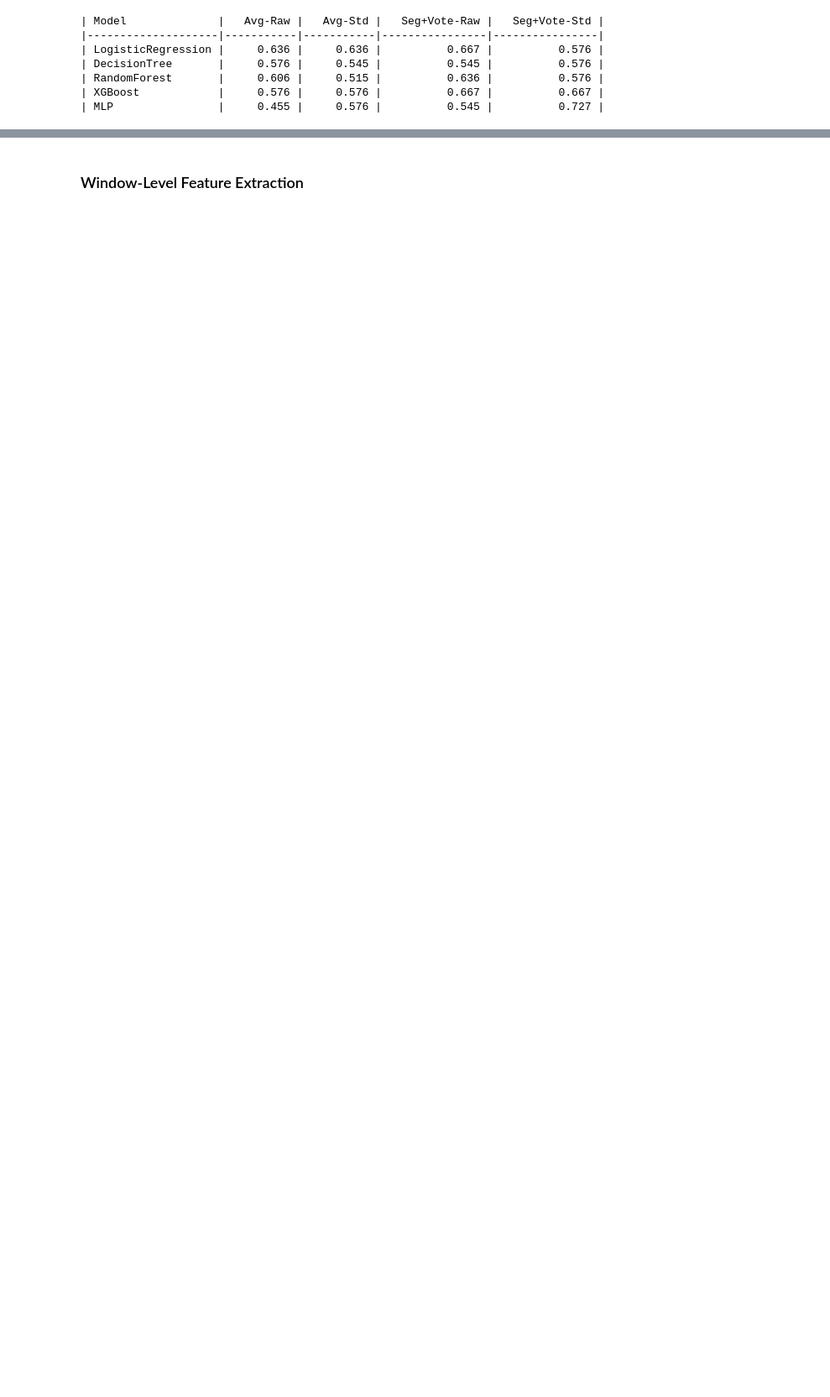
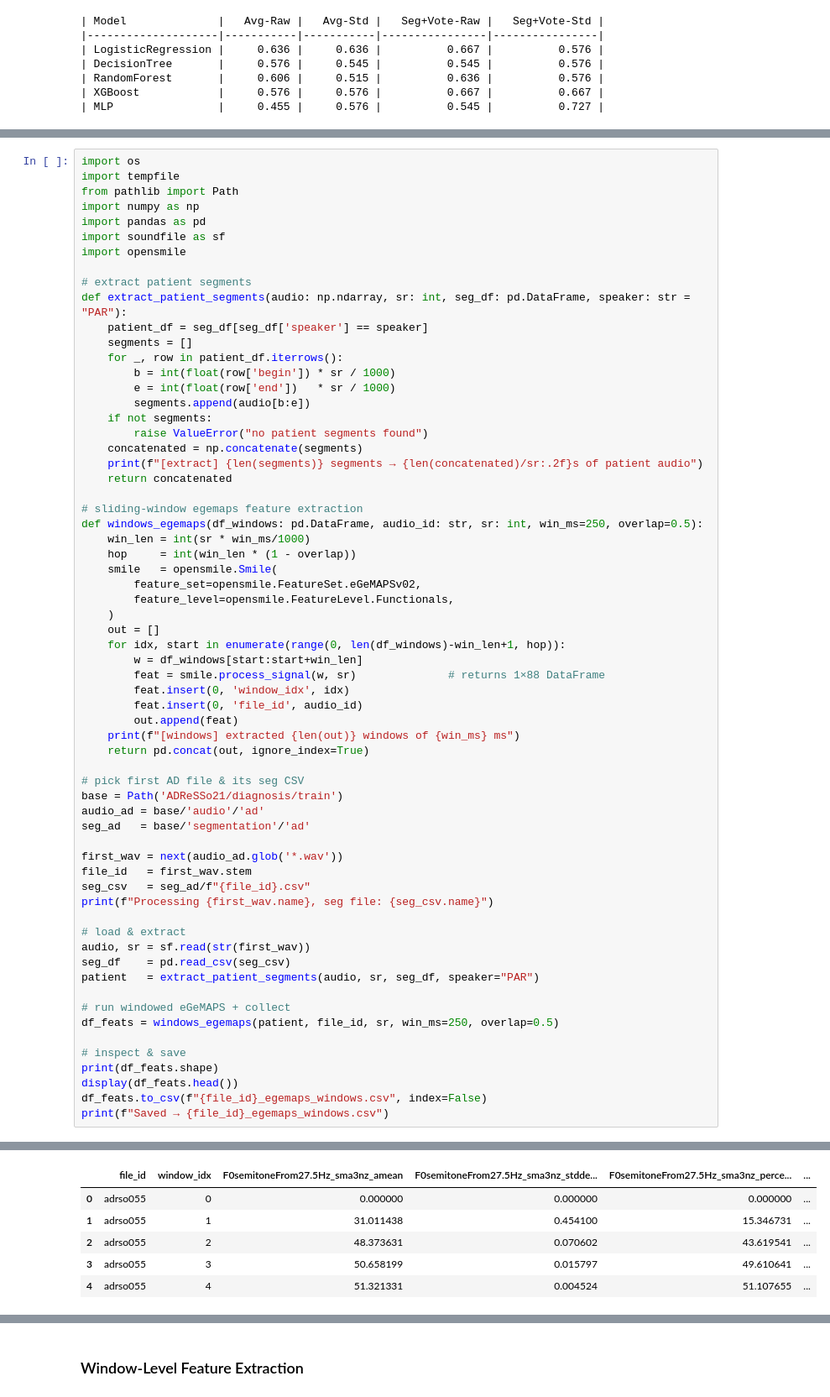
Before and after one commit to Keene-AI-Lab/audio, a Jupyter notebook: audio.ipynb, the cells around one changed output, grey strips where cells are left out. Shown at 84% size. Cells and saved outputs as stored; diff of their text form; blank space fills up the shorter version.

Commit message:
added example of window wise feature extrction

```diff
--- a/audio.ipynb
+++ b/audio.ipynb
@@ -1247,0 +1238,65 @@ We’ll compare three ways of collapsing all segment‑level features into a sin
+# %%
+import os
+import tempfile
+from pathlib import Path
+import numpy as np
+import pandas as pd
+import soundfile as sf
+import opensmile
+
+# extract patient segments
+def extract_patient_segments(audio: np.ndarray, sr: int, seg_df: pd.DataFrame, speaker: str = "PAR"):
+    patient_df = seg_df[seg_df['speaker'] == speaker]
+    segments = []
+    for _, row in patient_df.iterrows():
+        b = int(float(row['begin']) * sr / 1000)
+        e = int(float(row['end'])   * sr / 1000)
+        segments.append(audio[b:e])
+    if not segments:
+        raise ValueError("no patient segments found")
+    concatenated = np.concatenate(segments)
+    print(f"[extract] {len(segments)} segments → {len(concatenated)/sr:.2f}s of patient audio")
+    return concatenated
+
+# sliding-window egemaps feature extraction
+def windows_egemaps(df_windows: pd.DataFrame, audio_id: str, sr: int, win_ms=250, overlap=0.5):
+    win_len = int(sr * win_ms/1000)
+    hop     = int(win_len * (1 - overlap))
+    smile   = opensmile.Smile(
+        feature_set=opensmile.FeatureSet.eGeMAPSv02,
+        feature_level=opensmile.FeatureLevel.Functionals,
+    )
+    out = []
+    for idx, start in enumerate(range(0, len(df_windows)-win_len+1, hop)):
+        w = df_windows[start:start+win_len]
+        feat = smile.process_signal(w, sr)              # returns 1×88 DataFrame
+        feat.insert(0, 'window_idx', idx)
+        feat.insert(0, 'file_id', audio_id)
+        out.append(feat)
+    print(f"[windows] extracted {len(out)} windows of {win_ms} ms")
+    return pd.concat(out, ignore_index=True)
+
+# pick first AD file & its seg CSV
+base = Path('ADReSSo21/diagnosis/train')
+audio_ad = base/'audio'/'ad'
+seg_ad   = base/'segmentation'/'ad'
+
+first_wav = next(audio_ad.glob('*.wav'))
+file_id   = first_wav.stem
+seg_csv   = seg_ad/f"{file_id}.csv"
+print(f"Processing {first_wav.name}, seg file: {seg_csv.name}")
+
+# load & extract
+audio, sr = sf.read(str(first_wav))
+seg_df    = pd.read_csv(seg_csv)
+patient   = extract_patient_segments(audio, sr, seg_df, speaker="PAR")
+
+# run windowed eGeMAPS + collect
+df_feats = windows_egemaps(patient, file_id, sr, win_ms=250, overlap=0.5)
+
+# inspect & save
+print(df_feats.shape)
+display(df_feats.head())
+df_feats.to_csv(f"{file_id}_egemaps_windows.csv", index=False)
+print(f"Saved → {file_id}_egemaps_windows.csv")
+# %% [output]
@@ -1247,0 +1307,6 @@ We’ll compare three ways of collapsing all segment‑level features into a sin
+|  | file_id | window_idx | F0semitoneFrom27.5Hz_sma3nz_amean | F0semitoneFrom27.5Hz_sma3nz_stdde... | F0semitoneFrom27.5Hz_sma3nz_perce... | ... |
+| 0 | adrso055 | 0 | 0.000000 | 0.000000 | 0.000000 | ... |
+| 1 | adrso055 | 1 | 31.011438 | 0.454100 | 15.346731 | ... |
+| 2 | adrso055 | 2 | 48.373631 | 0.070602 | 43.619541 | ... |
+| 3 | adrso055 | 3 | 50.658199 | 0.015797 | 49.610641 | ... |
+| 4 | adrso055 | 4 | 51.321331 | 0.004524 | 51.107655 | ... |
```
Also changed, not shown: parts of 10 cells of this notebook.
